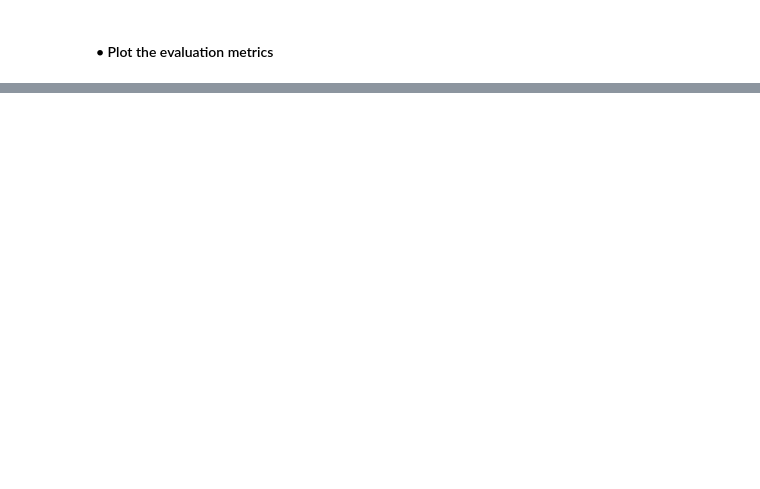
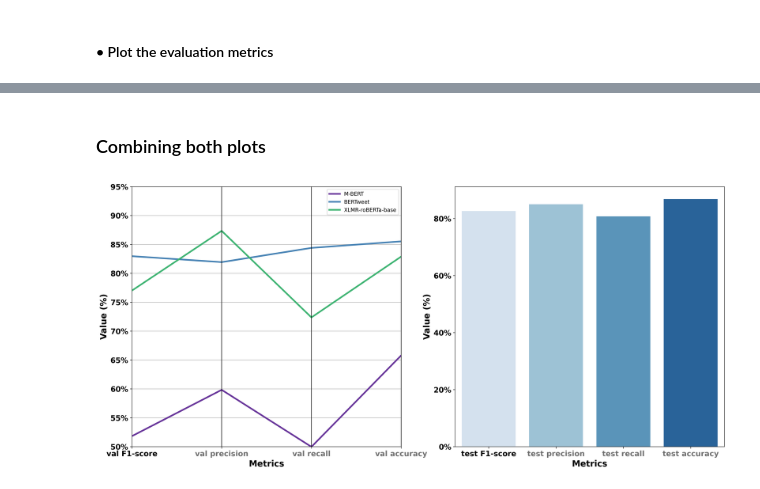
Before and after one commit to KoredeAkande/nigerian_isp_sentiment_analysis, a Jupyter notebook: notebooks/5.2-model-evaluation-and-selection-(sentiment-analysis).ipynb, the cells around one changed output, grey strips where cells are left out. Saved outputs shown, nothing was run; the diff lists cells and outputs as text; code cells hidden in the pictures; blank space fills up the shorter version.

```diff
--- a/notebooks/5.2-model-evaluation-and-selection-(sentiment-analysis).ipynb
+++ b/notebooks/5.2-model-evaluation-and-selection-(sentiment-analysis).ipynb
@@ -259,0 +288,31 @@ test_set_dataset = Generate_PyTorch_Dataset(
+# %% [markdown]
+### Combining both plots
+# %%
+plt.figure(figsize=(20,9), dpi=300)
+
+plt.subplot(1,2,1)
+#Create plot
+parallel_coordinates(val_metrics,'model',
+                     linewidth=3,
+                     color=('rebeccapurple','steelblue','mediumseagreen')).set_ylim(0.5, 0.95)
+plt.ylabel('Value (%)',fontsize=16, fontweight= 'bold')
+plt.xlabel('Metrics',fontsize=16, fontweight= 'bold')
+plt.xticks(fontsize = 14, fontweight= 'semibold')
+plt.yticks(fontsize = 14, fontweight= 'semibold')
+plt.gca().set_yticklabels(['{:.0f}%'.format(x*100) for x in plt.gca().get_yticks()])
+plt.gca().tick_params(axis='x', labelcolor='dimgray')
+plt.gca().get_xticklabels()[0].set_color('black')
+
+plt.subplot(1,2,2)
+with plt.style.context(['notebook','no-latex','grid']):
+    sns.barplot(data = test_results_df.iloc[:,1:5], palette = "Blues")
+    plt.ylabel('Value (%)',fontsize=16, fontweight= 'bold')
+    plt.xlabel('Metrics',fontsize=16, fontweight= 'bold')
+    plt.xticks(fontsize = 14, fontweight= 'semibold')
+    plt.yticks(fontsize = 14, fontweight= 'semibold')
+    plt.gca().set_yticklabels(['{:.0f}%'.format(x*100) for x in plt.gca().get_yticks()])
+    plt.gca().tick_params(axis='x', labelcolor='dimgray')
+    plt.gca().get_xticklabels()[0].set_color('black')
+    plt.show()
+# %% [output]
+[figure, added]
```
Also changed, not shown: parts of 12 cells of this notebook.
